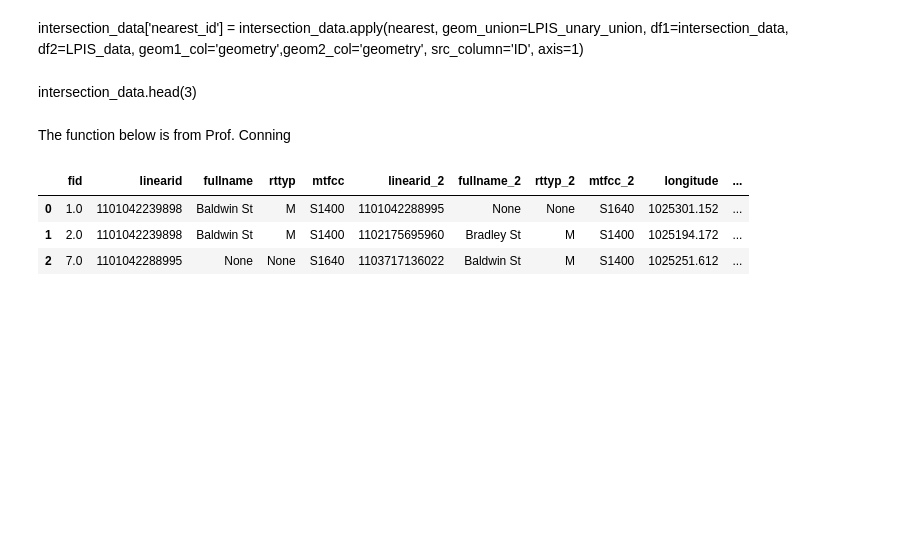
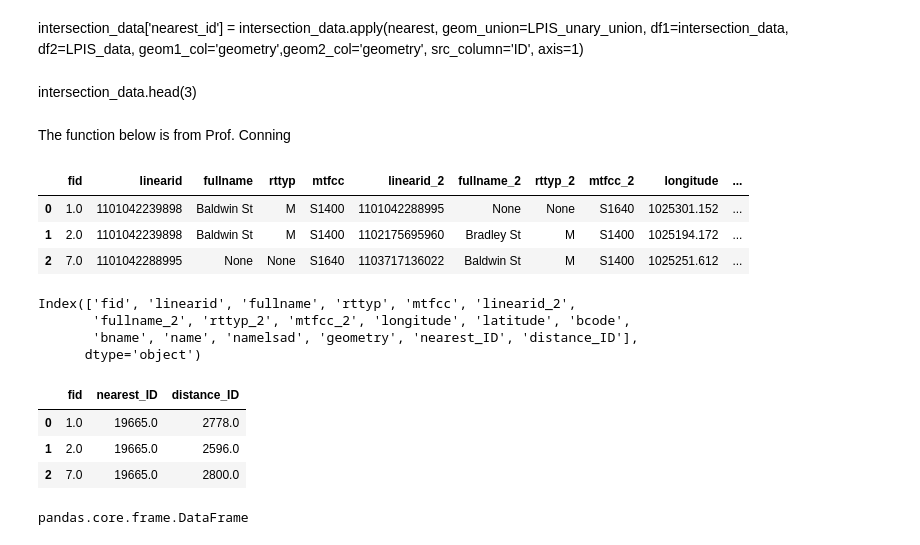
Before and after one commit to jeremysze/LPIS, a Jupyter notebook: Nearest Neighbor intersection to school.ipynb, the cells around one changed output. Drawn from its saved outputs; the diff is of its cells as text; code cells hidden in the pictures; blank space fills up the shorter version.

```diff
--- a/Nearest Neighbor intersection to school.ipynb
+++ b/Nearest Neighbor intersection to school.ipynb
@@ -116,3 +116,23 @@ df2.head(3)
 | 0 | 1.0 | 1101042239898 | Baldwin St | M | S1400 | 1101042288995 | None | None | S1640 | 1025301.152 | ... |
 | 1 | 2.0 | 1101042239898 | Baldwin St | M | S1400 | 1102175695960 | Bradley St | M | S1400 | 1025194.172 | ... |
 | 2 | 7.0 | 1101042288995 | None | None | S1640 | 1103717136022 | Baldwin St | M | S1400 | 1025251.612 | ... |
+# %%
+df2.columns
+# %% [output]
+Index(['fid', 'linearid', 'fullname', 'rttyp', 'mtfcc', 'linearid_2',
+       'fullname_2', 'rttyp_2', 'mtfcc_2', 'longitude', 'latitude', 'bcode',
+       'bname', 'name', 'namelsad', 'geometry', 'nearest_ID', 'distance_ID'],
+      dtype='object')
+# %%
+save_out = df2[['fid','nearest_ID','distance_ID' ]]
+# %%
+save_out.head(3)
+# %% [output]
+|  | fid | nearest_ID | distance_ID |
+| 0 | 1.0 | 19665.0 | 2778.0 |
+| 1 | 2.0 | 19665.0 | 2596.0 |
+| 2 | 7.0 | 19665.0 | 2800.0 |
+# %%
+type(save_out)
+# %% [output]
+pandas.core.frame.DataFrame
```
Also changed, not shown: parts of 1 cell of this notebook.
